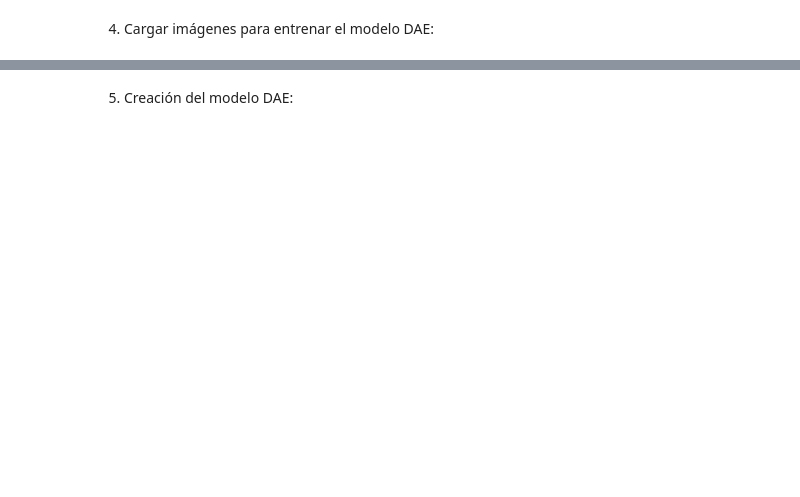
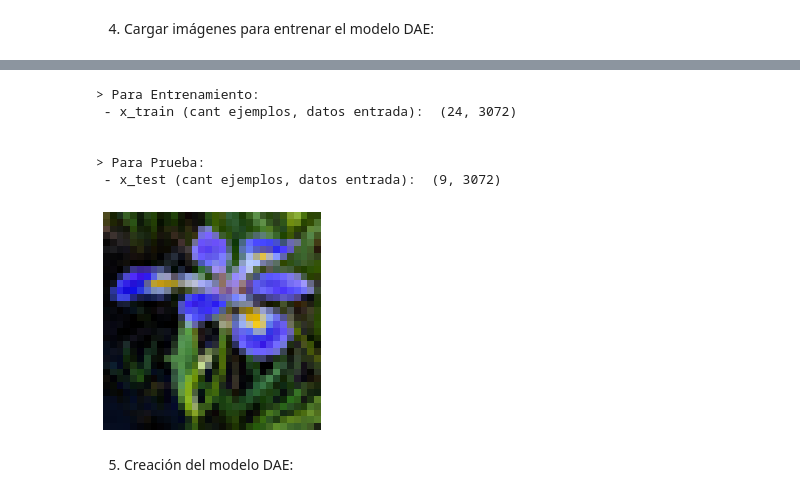
Before and after one commit to PGP-MachineLearning/demoIRIS, a Jupyter notebook: Imag DAE IRIS.ipynb, the cells around one changed output, grey strips where cells are left out. Cells and saved outputs as stored; diff of their text form; code cells hidden in the pictures; blank space fills up the shorter version.

```diff
--- a/Imag DAE IRIS.ipynb
+++ b/Imag DAE IRIS.ipynb
@@ -104,25 +165,39 @@ if len(images_ori)>0:
 # %%
+#@title Preparar imágenes
+
 # define función auxiliar para mostrar imágenes preparadas
 def plot_image(imag):
   if IMAGE_SHAPE[2]==1:
     plt.imshow((imag*255).reshape(IMAGE_SHAPE[0], IMAGE_SHAPE[1]).astype(np.uint8))
     plt.gray()
   else:
     plt.imshow((imag*255).reshape(IMAGE_SHAPE).astype(np.uint8))
   plt.axis("off")
 
 # define función auxiliar para preparar la lista de imágenes a procesar
 def prepare_imageList(imagList):
   auxiAr = np.array(imagList).astype('float32') / 255.
   auxiAr = auxiAr.reshape((len(auxiAr), num_inputs))
-  return auxiAr
+  return np.array(auxiAr)
 
-# define vector auxiliar para usar en el entrenamiento
-x_train = prepare_imageList(images_ori)
+# define vector auxiliar de datos de entrada para usar en el entrenamiento y prueba
+x_train = prepare_imageList(images_train)
+x_test = prepare_imageList(images_test)
 
-print("x_train (cant ejemplos, datos entrada): ", x_train.shape)
-print("\nImagen reconstruida: ")
-plot_image(x_train[0])
+print("> Para Entrenamiento: ")
+print(" - x_train (cant ejemplos, datos entrada): ", x_train.shape)
+print("\n\n> Para Prueba: ")
+print(" - x_test (cant ejemplos, datos entrada): ", x_test.shape)
+if len(x_train)>0:
+  plot_image(x_train[0])
+# %% [output]
+> Para Entrenamiento:
+ - x_train (cant ejemplos, datos entrada):  (24, 3072)
+
+
+> Para Prueba:
+ - x_test (cant ejemplos, datos entrada):  (9, 3072)
+[figure, added]
 # %% [markdown]
 5) Creación del modelo DAE:
 # %%
```
Also changed, not shown: parts of 17 cells of this notebook, 8 other files.
